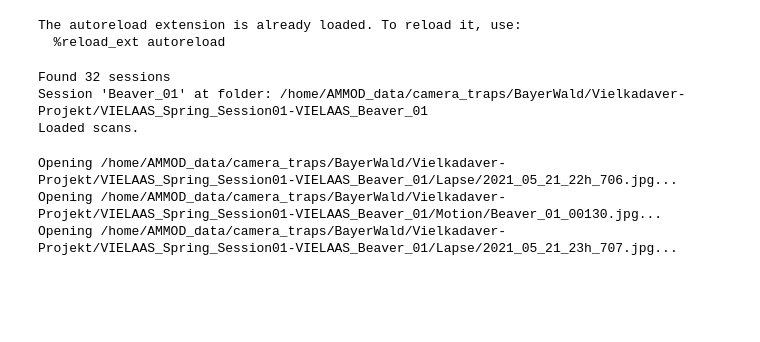
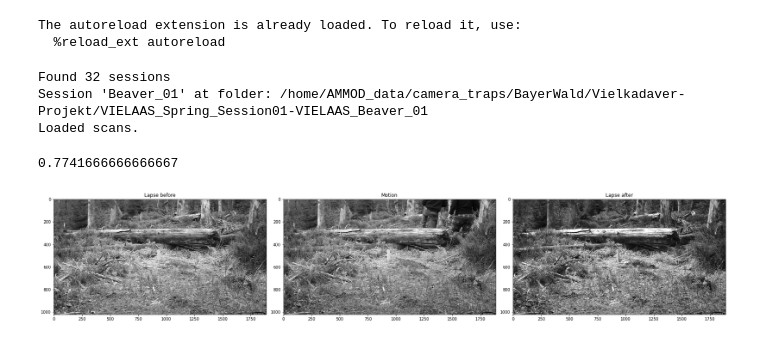
Before and after one commit to kleincode/camera-trap-anomaly-detection, a Jupyter notebook: frame_differencing.ipynb, the cells around one changed output. Drawn from its saved outputs; the diff is of its cells as text; code cells hidden in the pictures; blank space fills up the shorter version.

```diff
--- a/frame_differencing.ipynb
+++ b/frame_differencing.ipynb
@@ -23,14 +26,21 @@ Found 32 sessions
 Session 'Beaver_01' at folder: /home/AMMOD_data/camera_traps/BayerWald/Vielkadaver-Projekt/VIELAAS_Spring_Session01-VIELAAS_Beaver_01
 Loaded scans.
 # %%
-img = session.get_random_motion_image()
+img = session.get_random_motion_image(day_only=True)
 # %%
-previous_img, next_img = img.get_closest_lapse_images()
+previous_img, next_img, rel = img.get_closest_lapse_images()
+print(rel)
+# %% [output]
+0.7741666666666667
-# %%
-previous_img.open()
-img.open()
-next_img.open()
-# %% [output]
-Opening /home/AMMOD_data/camera_traps/BayerWald/Vielkadaver-Projekt/VIELAAS_Spring_Session01-VIELAAS_Beaver_01/Lapse/2021_05_21_22h_706.jpg...
-Opening /home/AMMOD_data/camera_traps/BayerWald/Vielkadaver-Projekt/VIELAAS_Spring_Session01-VIELAAS_Beaver_01/Motion/Beaver_01_00130.jpg...
-Opening /home/AMMOD_data/camera_traps/BayerWald/Vielkadaver-Projekt/VIELAAS_Spring_Session01-VIELAAS_Beaver_01/Lapse/2021_05_21_23h_707.jpg...
+# %%
+scale = 0.5
+img1 = previous_img.read(gray=True, scale=scale) / 255.
+img2 = img.read(gray=True, scale=scale) / 255.
+img3 = next_img.read(gray=True, scale=scale) / 255.
+# previous_img.open()
+# img.open()
+# next_img.open()
+# %%
+display_images([img1, img2, img3], ["Lapse before", "Motion", "Lapse after"], cmap="gray")
+# %% [output]
+[figure, added]
```
Also changed, not shown: parts of 9 cells of this notebook, 3 other files.
